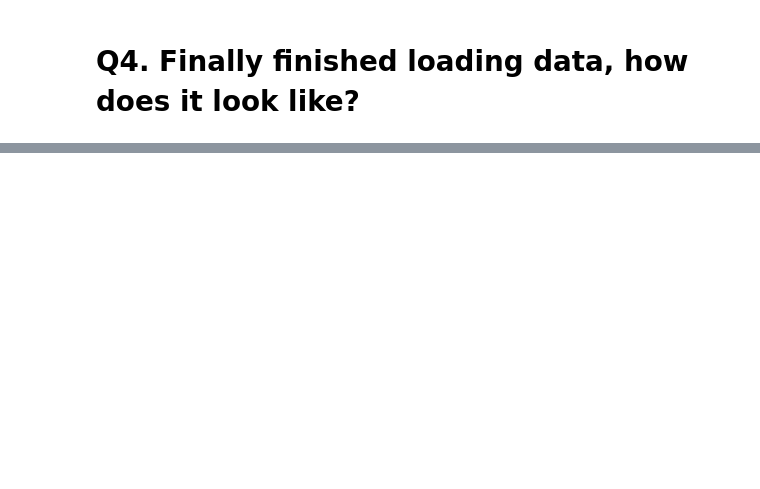
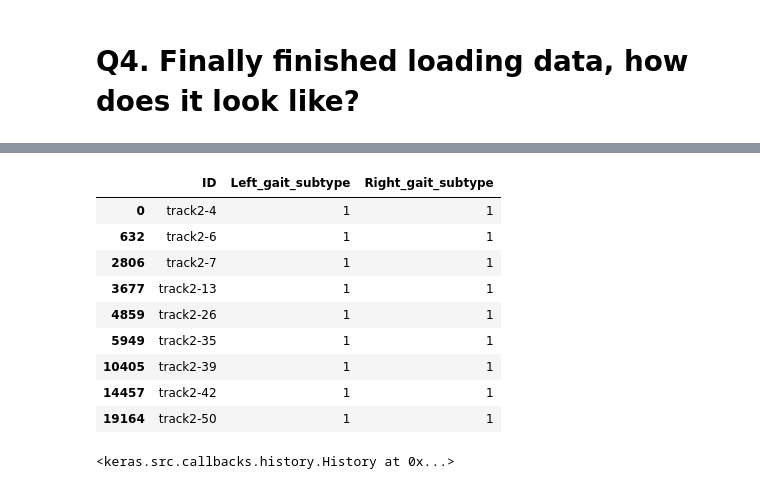
Before and after one commit to affogato-lab/CVPR-2026-mochi, a Jupyter notebook: CVPR_2026.ipynb, the cells around one changed output, grey strips where cells are left out. Drawn from its saved outputs; the diff is of its cells as text; code cells hidden in the pictures; blank space fills up the shorter version.

```diff
--- a/CVPR_2026.ipynb
+++ b/CVPR_2026.ipynb
@@ -753,0 +639,22 @@ np.float64(0.8892537028993033)
+# %%
+y = train_t2[['Left_gait_subtype', 'Right_gait_subtype']]
+X = train_t2.drop(['Left_gait_subtype', 'Right_gait_subtype'], axis = 1)
+window_size = 10
+model = create_lstm_model(10, X.shape[1], y.shape[1])
+padding_x = np.repeat(X[0:1], window_size, axis=0)
+padding_y = np.repeat(y[0:1], window_size, axis = 0)
+padded_data = np.vstack([X, padding_x])
+y = np.concatenate([y, padding_y])
+X, y = prepare_data(padded_data, y, window_size)
+X = np.asarray(X).astype('float32')
+y = np.asarray(y).astype('float32')
+
+model = create_lstm_model(window_size,X.shape[2],y.shape[1])
+
+# 4. Train the model
+early_stop = EarlyStopping(
+    monitor='loss',
+    patience=5,          # Wait 5 epochs for improvement before quitting
+    restore_best_weights=True
+)
+history = model.fit(X, y, epochs=50, batch_size=32, verbose=0, callbacks=[early_stop])
@@ -753,0 +681,13 @@ np.float64(0.8892537028993033)
+# %%
+test_t2 = process_data_t2(test_t2, test=True)
+padding_x = np.repeat(test_t2[0:1], window_size, axis=0)
+padded_data = np.vstack([test_t2, padding_x])
+X_test= []
+for i in range(len(padded_data)-window_size):
+    # Grab a window of data for X
+    X_test.append(padded_data[i : i + window_size])
+X_test = np.stack(X_test).astype('float32')
+y_pred = model.predict(X_test)
+
+# For classification, convert probabilities to classes
+y_pred_classes = (y_pred > 0.5).astype("int32")
@@ -753,0 +696,18 @@ np.float64(0.8892537028993033)
+# %%
+t2_df = pd.DataFrame(np.column_stack([test_t2_id, y_pred_classes])).drop_duplicates()
+# %%
+t2_df = t2_df.rename({0: 'ID', 1: 'Left_gait_subtype', 2: 'Right_gait_subtype'}, axis = 1)
+t2_df['ID'] = t2_df['ID'].apply(lambda x: f'track2-{x}')
+# %%
+t2_df
+# %% [output]
+|  | ID | Left_gait_subtype | Right_gait_subtype |
+| 0 | track2-4 | 1 | 1 |
+| 632 | track2-6 | 1 | 1 |
+| 2806 | track2-7 | 1 | 1 |
+| 3677 | track2-13 | 1 | 1 |
+| 4859 | track2-26 | 1 | 1 |
+| 5949 | track2-35 | 1 | 1 |
+| 10405 | track2-39 | 1 | 1 |
+| 14457 | track2-42 | 1 | 1 |
+| 19164 | track2-50 | 1 | 1 |
@@ -753,0 +728,22 @@ np.float64(0.8892537028993033)
+# %%
+window_size = 10
+model = create_lstm_model(10, X_t1.shape[1], y_t1.shape[1])
+padding_x = np.repeat(X_t1[0:1], window_size, axis=0)
+padding_y = np.repeat(y_t1[0:1], window_size, axis = 0)
+padded_data = np.vstack([X_t1, padding_x])
+y = np.concatenate([y_t1, padding_y])
+X, y = prepare_data(padded_data, y, window_size)
+X = np.asarray(X).astype('float32')
+y = np.asarray(y).astype('float32')
+
+model = create_lstm_model(window_size,X.shape[2],y.shape[1])
+
+# 4. Train the model
+early_stop = EarlyStopping(
+    monitor='loss',
+    patience=5,          # Wait 5 epochs for improvement before quitting
+    restore_best_weights=True
+)
+model.fit(X, y, epochs=10, batch_size=32, verbose=0, callbacks=[early_stop])
+# %% [output]
+<keras.src.callbacks.history.History at 0x...>
```
Also changed, not shown: parts of 59 cells of this notebook.
